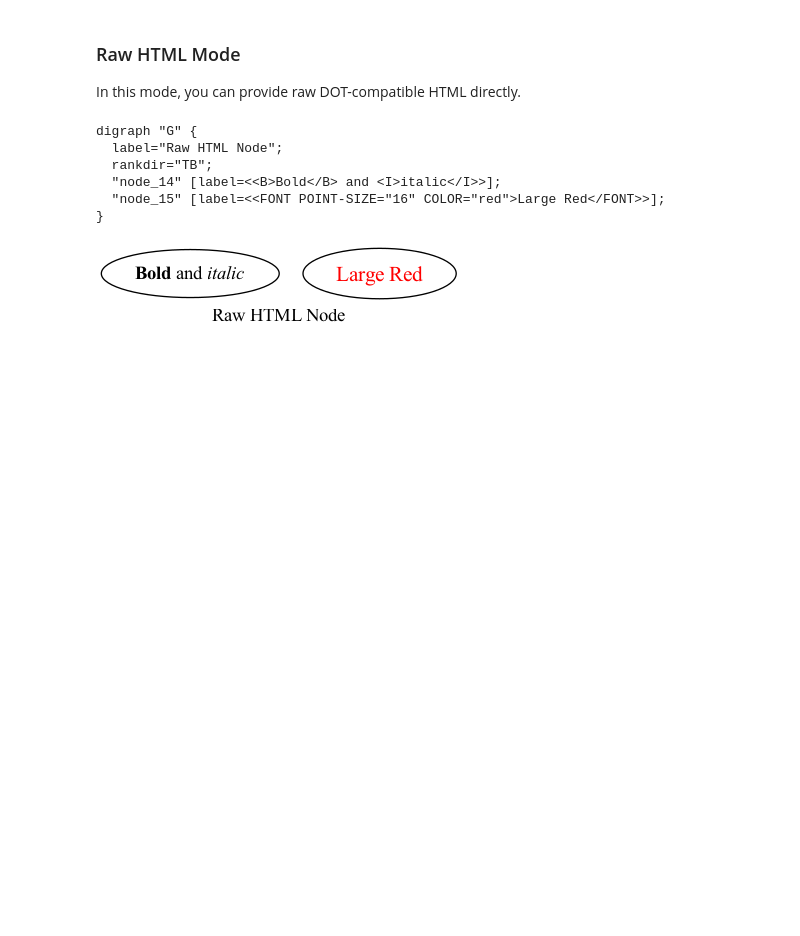
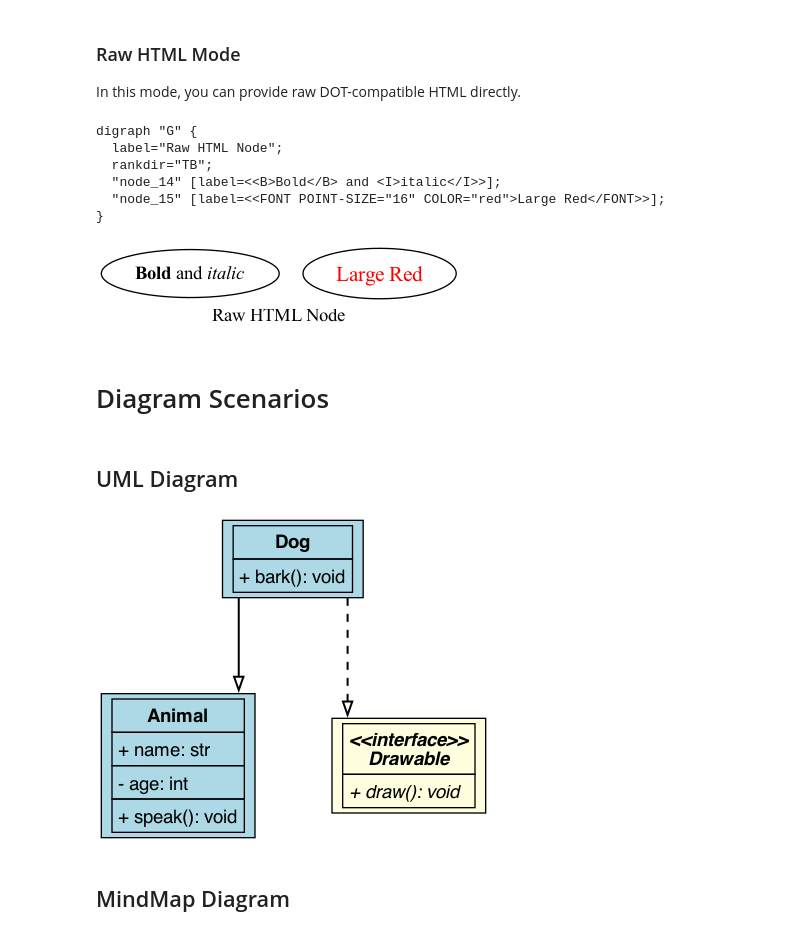
Before and after one commit to Superjomn/dotspy, a Jupyter notebook: examples/quickstart.ipynb, the cells around one changed output. Saved outputs shown, nothing was run; the diff lists cells and outputs as text; code cells hidden in the pictures; blank space fills up the shorter version.

```diff
--- a/examples/quickstart.ipynb
+++ b/examples/quickstart.ipynb
@@ -164,3 +164,39 @@ digraph "G" {
   "node_15" [label=<<FONT POINT-SIZE="16" COLOR="red">Large Red</FONT>>];
 }
 [figure]
+# %% [markdown]
+# Diagram Scenarios
+# %% [markdown]
+## UML Diagram
+# %%
+from dotspy import Graph
+from dotspy.diagrams import (
+    ClassNode, InterfaceNode, InheritanceEdge,
+    CompositionEdge, UML_GRAPH, ImplementsEdge
+)
+
+with Graph("uml", styles=UML_GRAPH) as g:
+    # Define classes with attributes and methods
+    animal = ClassNode(
+        "Animal",
+        attributes=["+ name: str", "- age: int"],
+        methods=["+ speak(): void"]
+    )
+
+    dog = ClassNode(
+        "Dog",
+        methods=["+ bark(): void"]
+    )
+
+    # Interfaces
+    drawable = InterfaceNode("Drawable", methods=["+ draw(): void"])
+
+    # Relationships
+    dog >> animal | InheritanceEdge()  # Inheritance
+    dog >> drawable | ImplementsEdge()  # Interface implementation
+
+g
+# %% [output]
+[figure, added]
+# %% [markdown]
+## MindMap Diagram
```
Also changed, not shown: 10 other files.
